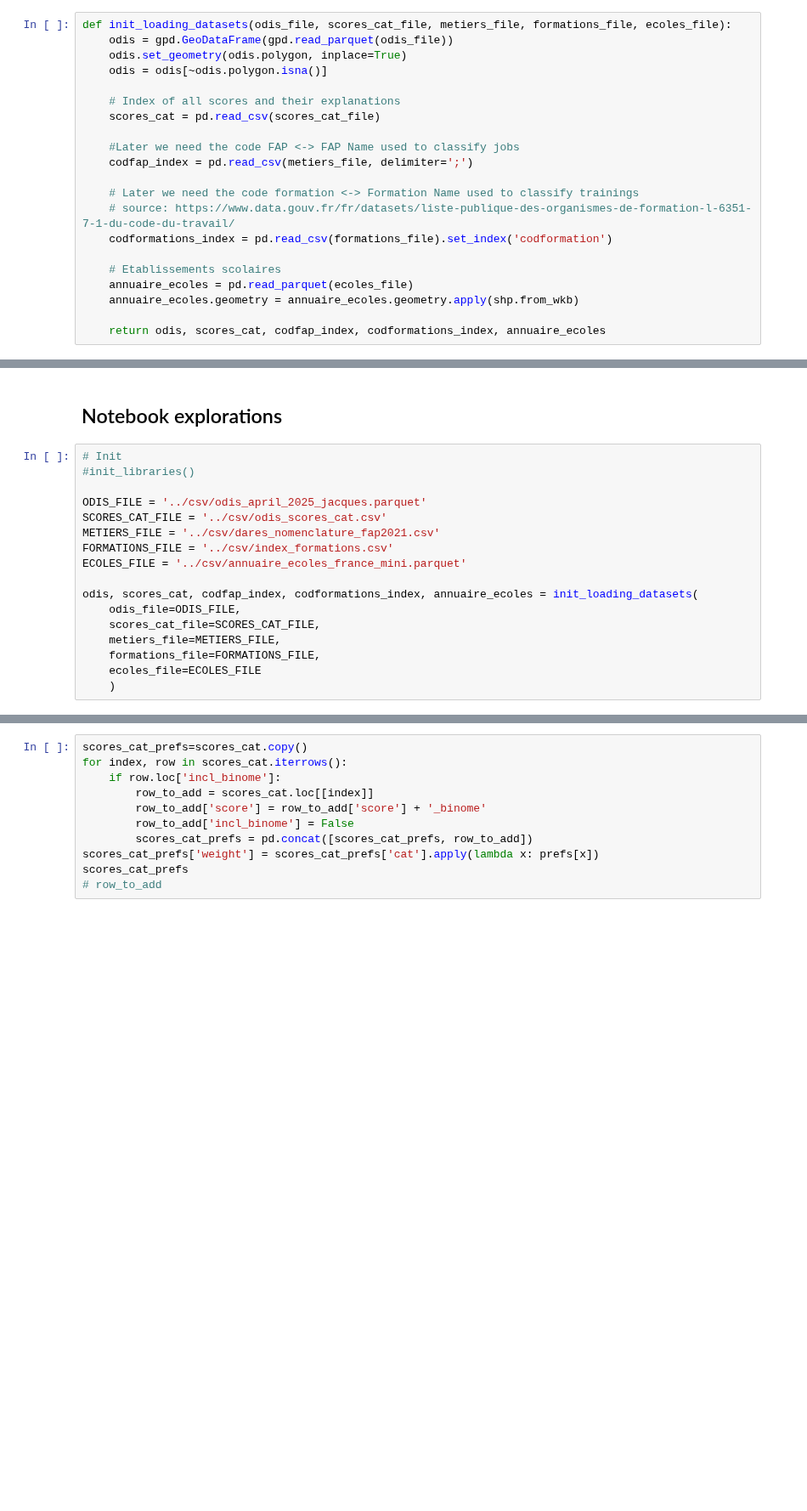
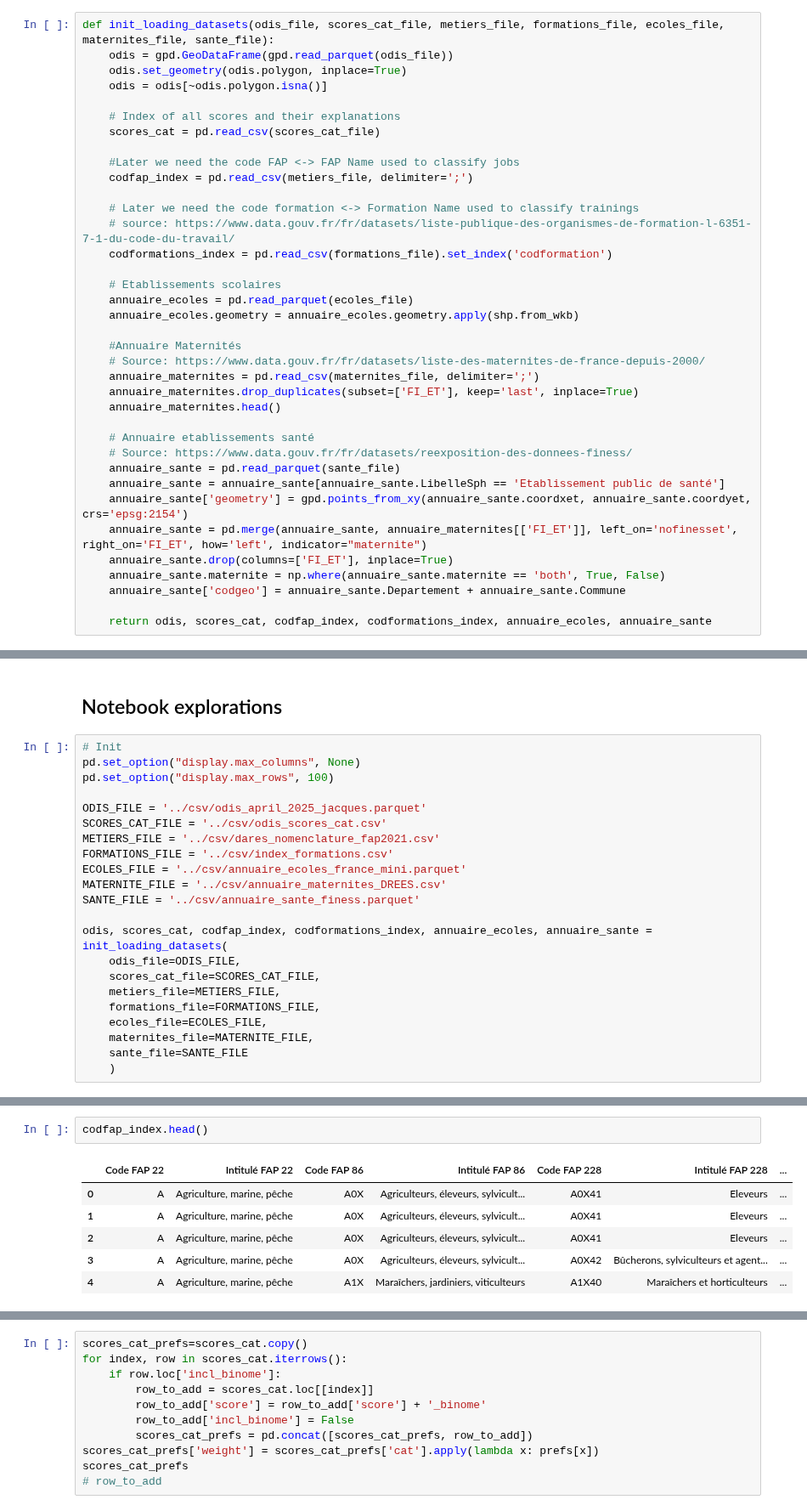
Before and after one commit to dataforgoodfr/13_odis, a Jupyter notebook: eda/notebooks/jacques-scoring.ipynb, the cells around one changed output, grey strips where cells are left out. Shown at 85% size. Saved outputs shown, nothing was run; the diff lists cells and outputs as text; blank space fills up the shorter version.

```diff
--- a/eda/notebooks/jacques-scoring.ipynb
+++ b/eda/notebooks/jacques-scoring.ipynb
@@ -25,7 +25,7 @@ from sklearn import preprocessing
 # %% [markdown]
 ### 1. Fetching key indicators from ODIS source file
 # %%
-def init_loading_datasets(odis_file, scores_cat_file, metiers_file, formations_file, ecoles_file):
+def init_loading_datasets(odis_file, scores_cat_file, metiers_file, formations_file, ecoles_file, maternites_file, sante_file):
     odis = gpd.GeoDataFrame(gpd.read_parquet(odis_file))
     odis.set_geometry(odis.polygon, inplace=True)
     odis = odis[~odis.polygon.isna()]
@@ -44,7 +44,23 @@ def init_loading_datasets(odis_file, scores_cat_file, metiers_file, formations_f
     annuaire_ecoles = pd.read_parquet(ecoles_file)
     annuaire_ecoles.geometry = annuaire_ecoles.geometry.apply(shp.from_wkb)
 
-    return odis, scores_cat, codfap_index, codformations_index, annuaire_ecoles
+    #Annuaire Maternités
+    # Source: https://www.data.gouv.fr/fr/datasets/liste-des-maternites-de-france-depuis-2000/
+    annuaire_maternites = pd.read_csv(maternites_file, delimiter=';')
+    annuaire_maternites.drop_duplicates(subset=['FI_ET'], keep='last', inplace=True)
+    annuaire_maternites.head()
+
+    # Annuaire etablissements santé
+    # Source: https://www.data.gouv.fr/fr/datasets/reexposition-des-donnees-finess/
+    annuaire_sante = pd.read_parquet(sante_file)
+    annuaire_sante = annuaire_sante[annuaire_sante.LibelleSph == 'Etablissement public de santé']
+    annuaire_sante['geometry'] = gpd.points_from_xy(annuaire_sante.coordxet, annuaire_sante.coordyet, crs='epsg:2154')
+    annuaire_sante = pd.merge(annuaire_sante, annuaire_maternites[['FI_ET']], left_on='nofinesset', right_on='FI_ET', how='left', indicator="maternite")
+    annuaire_sante.drop(columns=['FI_ET'], inplace=True)
+    annuaire_sante.maternite = np.where(annuaire_sante.maternite == 'both', True, False)
+    annuaire_sante['codgeo'] = annuaire_sante.Departement + annuaire_sante.Commune
+
+    return odis, scores_cat, codfap_index, codformations_index, annuaire_ecoles, annuaire_sante
 # %% [markdown]
 ### 2. Distance filter + Gathering nearby Communes Scores
 # %%
@@ -291,20 +307,25 @@ from sklearn import preprocessing
 ## Notebook explorations
 # %%
 # Init
-#init_libraries()
+pd.set_option("display.max_columns", None)
+pd.set_option("display.max_rows", 100)
 
 ODIS_FILE = '../csv/odis_april_2025_jacques.parquet'
 SCORES_CAT_FILE = '../csv/odis_scores_cat.csv'
 METIERS_FILE = '../csv/dares_nomenclature_fap2021.csv'
 FORMATIONS_FILE = '../csv/index_formations.csv'
 ECOLES_FILE = '../csv/annuaire_ecoles_france_mini.parquet'
+MATERNITE_FILE = '../csv/annuaire_maternites_DREES.csv'
+SANTE_FILE = '../csv/annuaire_sante_finess.parquet'
 
-odis, scores_cat, codfap_index, codformations_index, annuaire_ecoles = init_loading_datasets(
+odis, scores_cat, codfap_index, codformations_index, annuaire_ecoles, annuaire_sante = init_loading_datasets(
     odis_file=ODIS_FILE,
     scores_cat_file=SCORES_CAT_FILE,
     metiers_file=METIERS_FILE,
     formations_file=FORMATIONS_FILE,
-    ecoles_file=ECOLES_FILE
+    ecoles_file=ECOLES_FILE,
+    maternites_file=MATERNITE_FILE,
+    sante_file=SANTE_FILE
     )
 # %%
 # Subject preferences weighted score computation
@@ -407 +438,10 @@ odis[odis.libgeo == 'Mérignac'][['codgeo', 'libgeo', 'codes_formations']]
+# %%
+codfap_index.head()
+# %% [output]
+|  | Code FAP 22 | Intitulé FAP 22 | Code FAP 86 | Intitulé FAP 86 | Code FAP 228 | Intitulé FAP 228 | ... |
+| 0 | A | Agriculture, marine, pêche | A0X | Agriculteurs, éleveurs, sylvicult... | A0X41 | Eleveurs | ... |
+| 1 | A | Agriculture, marine, pêche | A0X | Agriculteurs, éleveurs, sylvicult... | A0X41 | Eleveurs | ... |
+| 2 | A | Agriculture, marine, pêche | A0X | Agriculteurs, éleveurs, sylvicult... | A0X41 | Eleveurs | ... |
+| 3 | A | Agriculture, marine, pêche | A0X | Agriculteurs, éleveurs, sylvicult... | A0X42 | Bûcherons, sylviculteurs et agent... | ... |
+| 4 | A | Agriculture, marine, pêche | A1X | Maraîchers, jardiniers, viticulteurs | A1X40 | Maraîchers et horticulteurs | ... |
 # %%
```
Also changed, not shown: parts of 12 cells of this notebook, 1 other file.
